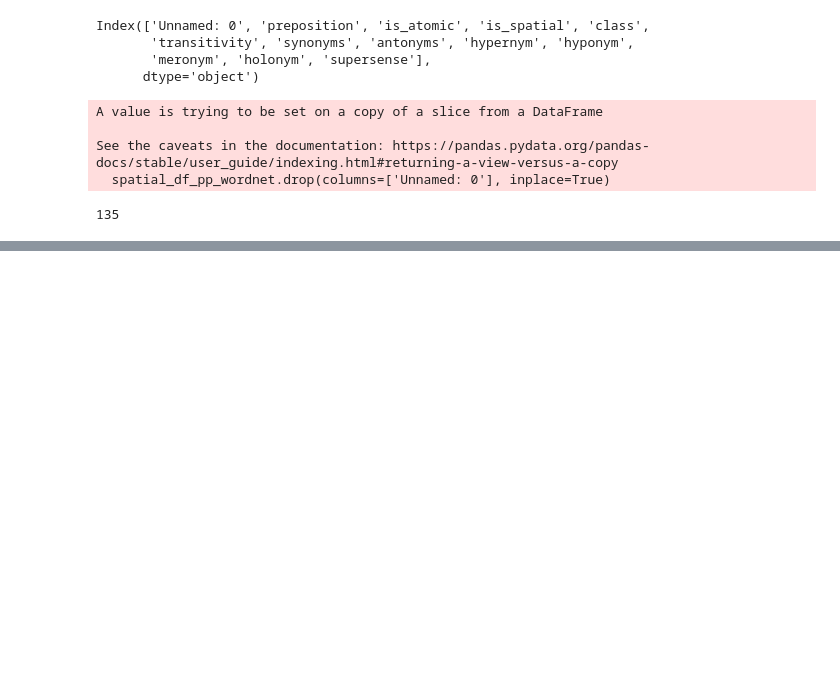
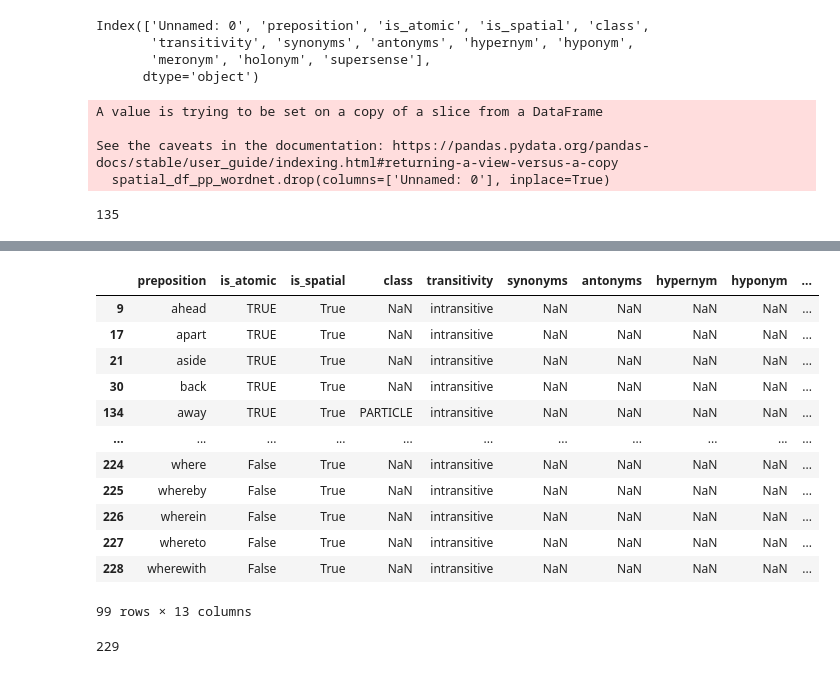
Before and after one commit to geloramanalu/nanosyntax-pp-populate, a Jupyter notebook: [3]decompose_non_atomic_pps.ipynb, the cells around one changed output, grey strips where cells are left out. Drawn from its saved outputs; the diff is of its cells as text; code cells hidden in the pictures; blank space fills up the shorter version.

Commit message:
annotated prepositions and domain_classes to populate pps

```diff
--- a/[3]decompose_non_atomic_pps.ipynb
+++ b/[3]decompose_non_atomic_pps.ipynb
@@ -413,8 +467,0 @@ intransitive_p = [
-# %%
-def set_transitivity(row, intransitive_list):
-    if row['preposition'] in intransitive_list:
-        return 'intransitive'
-    else:
-        return row['transitivity']
-
-spatial_df_pp_wordnet['transitivity'] = spatial_df_pp_wordnet.apply(lambda row: set_transitivity(row, intransitive_p), axis=1)
@@ -427,3 +480,38 @@ See the caveats in the documentation: https://pandas.pydata.org/pandas-docs/stab
+# %%
+# add entries to spatial_df_pp_wordnet
+for pp in intransitive_p:
+    if pp not in spatial_df_pp_wordnet['preposition'].values:
+        new_row = pd.Series({
+            'preposition': pp,
+            'is_spatial': True,
+            'is_atomic': False,
+            'transitivity': 'intransitive',
+            'is_conjunctive': None
+        })
+        spatial_df_pp_wordnet = pd.concat(
+            [spatial_df_pp_wordnet, new_row.to_frame().T],
+            ignore_index=True
+        )
+# %%
+spatial_df_pp_wordnet[spatial_df_pp_wordnet['preposition'].isin(intransitive_p)]
+# %% [output]
+|  | preposition | is_atomic | is_spatial | class | transitivity | synonyms | antonyms | hypernym | hyponym | ... |
+| 9 | ahead | TRUE | True | NaN | intransitive | NaN | NaN | NaN | NaN | ... |
+| 17 | apart | TRUE | True | NaN | intransitive | NaN | NaN | NaN | NaN | ... |
+| 21 | aside | TRUE | True | NaN | intransitive | NaN | NaN | NaN | NaN | ... |
+| 30 | back | TRUE | True | NaN | intransitive | NaN | NaN | NaN | NaN | ... |
+| 134 | away | TRUE | True | PARTICLE | intransitive | NaN | NaN | NaN | NaN | ... |
+| ... | ... | ... | ... | ... | ... | ... | ... | ... | ... | ... |
+| 224 | where | False | True | NaN | intransitive | NaN | NaN | NaN | NaN | ... |
+| 225 | whereby | False | True | NaN | intransitive | NaN | NaN | NaN | NaN | ... |
+| 226 | wherein | False | True | NaN | intransitive | NaN | NaN | NaN | NaN | ... |
+| 227 | whereto | False | True | NaN | intransitive | NaN | NaN | NaN | NaN | ... |
+| 228 | wherewith | False | True | NaN | intransitive | NaN | NaN | NaN | NaN | ... |
+99 rows × 13 columns
+# %%
+len(spatial_df_pp_wordnet)
+# %% [output]
+229
 # %%
 # df_pp_wordnet['transitivity'] == 'intransitive'
 spatial_df_pp_wordnet['transitivity'].value_counts()
```
Also changed, not shown: parts of 9 cells of this notebook, 11 other files.
